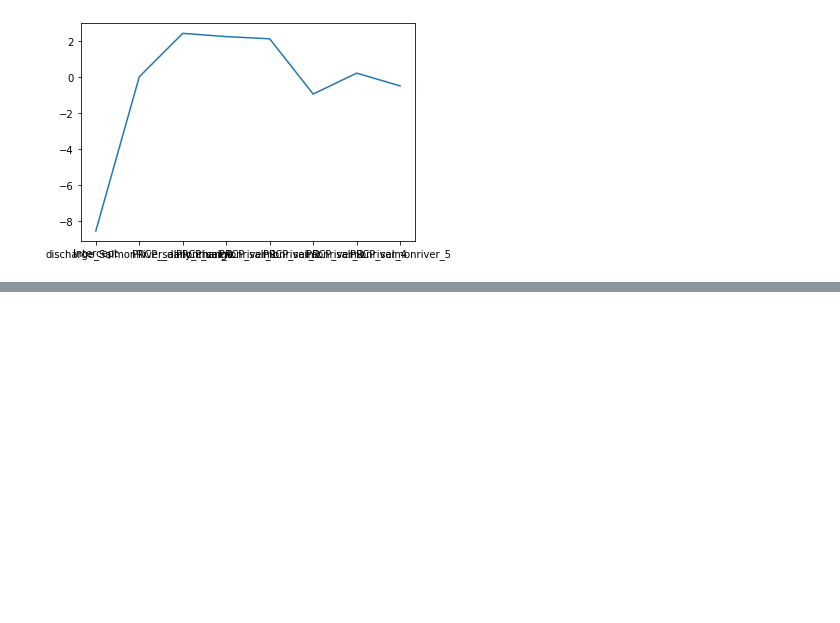
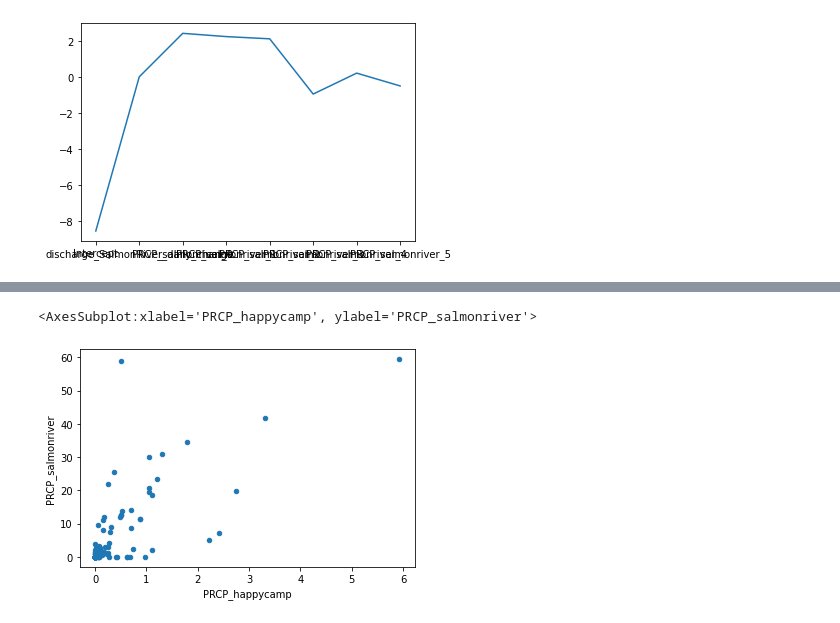
Before and after one commit to UW-GDA/SlaterFireHydrology, a Jupyter notebook: code/Analysis/Analysis.ipynb, the cells around one changed output, grey strips where cells are left out. Saved outputs shown, nothing was run; the diff lists cells and outputs as text; code cells hidden in the pictures; blank space fills up the shorter version.

```diff
--- a/code/Analysis/Analysis.ipynb
+++ b/code/Analysis/Analysis.ipynb
@@ -452,0 +482,5 @@ See the caveats in the documentation: https://pandas.pydata.org/pandas-docs/stab
+# %%
+summer_df.plot.scatter(x='PRCP_happycamp', y='PRCP_salmonriver')
+# %% [output]
+<AxesSubplot:xlabel='PRCP_happycamp', ylabel='PRCP_salmonriver'>
+[figure, added]
```
Also changed, not shown: parts of 4 cells of this notebook, 5 other files.
